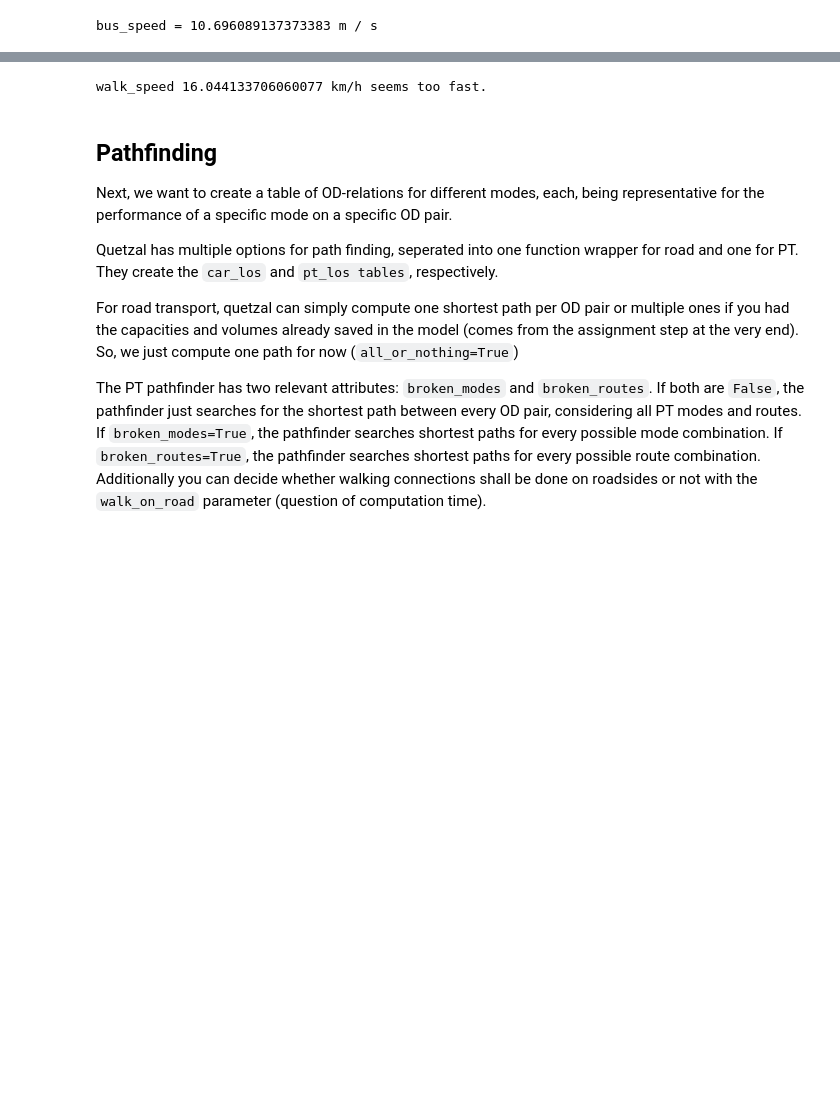
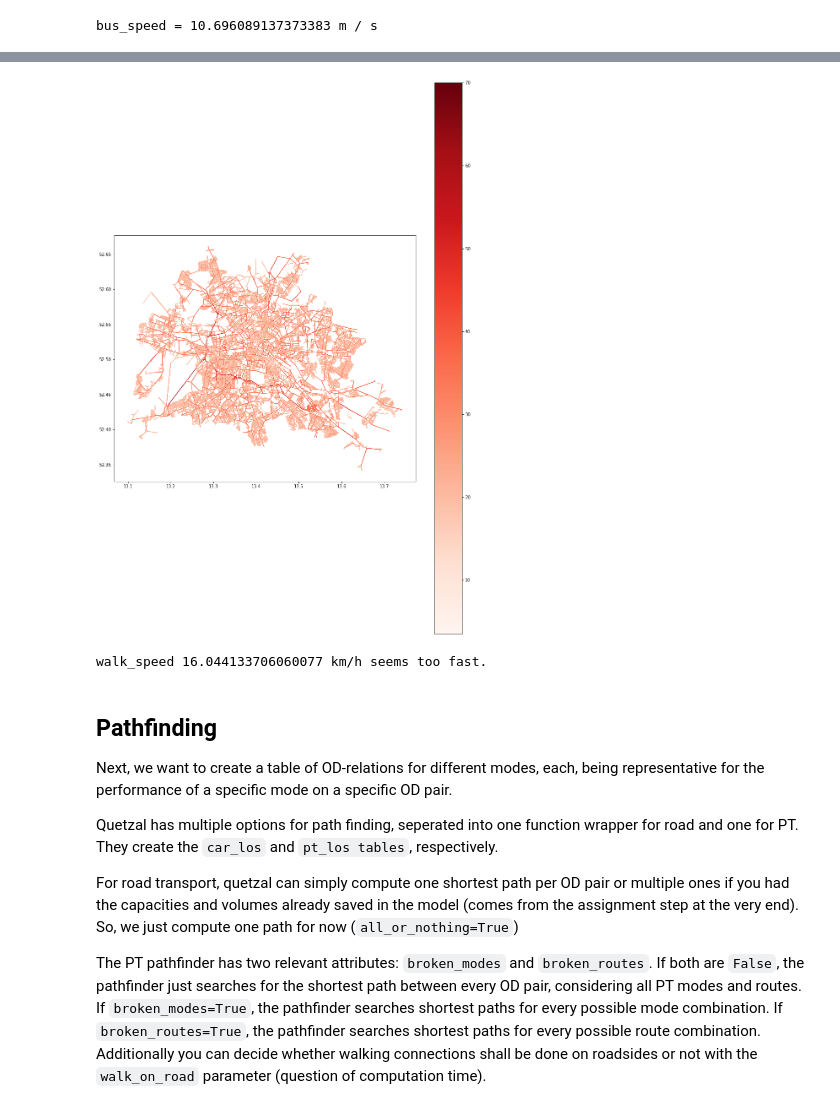
Before and after one commit to maximylius/quetzal_berlin, a Jupyter notebook: notebooks/best_version/Exercise2_OD-LoS-stack.ipynb, the cells around one changed output, grey strips where cells are left out. Cells and saved outputs as stored; diff of their text form; code cells hidden in the pictures; blank space fills up the shorter version.

```diff
--- a/notebooks/best_version/Exercise2_OD-LoS-stack.ipynb
+++ b/notebooks/best_version/Exercise2_OD-LoS-stack.ipynb
@@ -97,3 +196,9 @@ sm.road_links['time'] = sm.road_links['length'] / car_speed # m/s
+# %%
+if show_plots:
+    fig, ax = plt.subplots(nrows=1, figsize = (16,16))
+    sm.road_links.plot(ax=ax, cmap="Reds", column=sm.road_links['length']/sm.road_links['time']*3.6, linewidth=1, legend=True)
+# %% [output]
+[figure, added]
 # %%
 # If we want to compute walking paths on road links, we need a time for that to
 sm.road_links['walk_time'] = sm.road_links['time'] * 3 # walk three times slower than car
```
Also changed, not shown: parts of 28 cells of this notebook, 12 other files.
